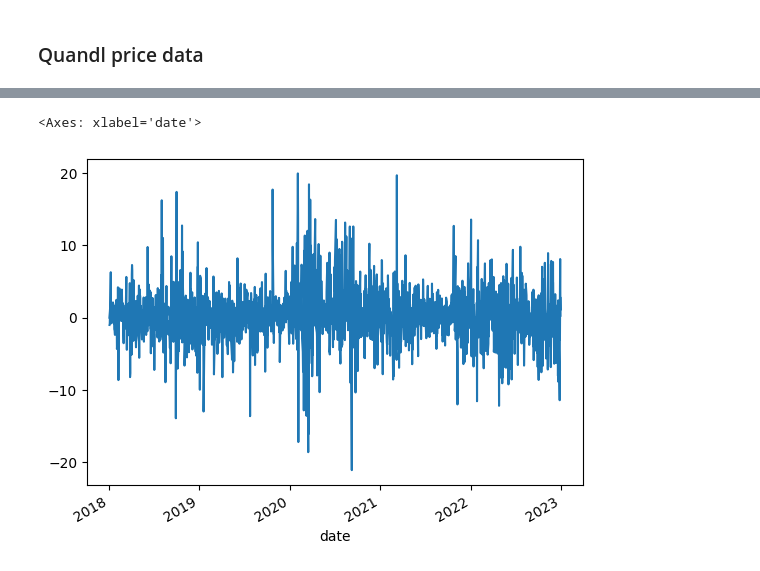
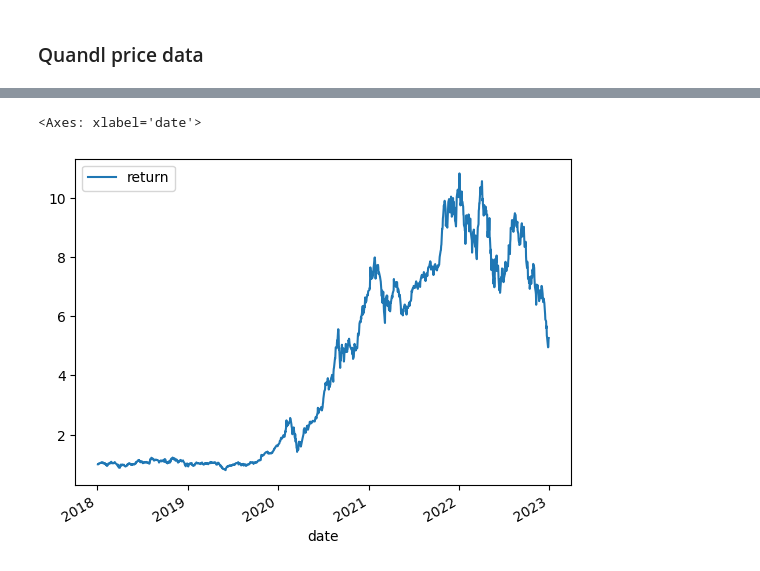
Before and after one commit to mohitbgupta-tcw/quantkit, a Jupyter notebook: notebooks/greg/scratch.ipynb, the cells around one changed output, grey strips where cells are left out. Saved outputs shown, nothing was run; the diff lists cells and outputs as text; code cells hidden in the pictures.

Commit message:
Quandl returns.

```diff
--- a/notebooks/greg/scratch.ipynb
+++ b/notebooks/greg/scratch.ipynb
@@ -134,2 +128,0 @@ Name: 1D, Length: 2517, dtype: float64
-# %%
-df.set_index('date').iloc[1:]['1D']
@@ -150,2 +128,0 @@ Name: 1D, Length: 2517, dtype: float64
-# %%
-df.set_index('date').iloc[1:]['1D'].isnull().values.any()
@@ -159,0 +129,3 @@ dtype: int64
+# %%
+df = df.pivot(index='date', columns='ticker', values='1D')
+df.head()
@@ -159,0 +140,6 @@ dtype: int64
+# %%
+df = df[1:]
+df = (df * wts).sum(axis=1)
+df = df.to_frame()
+df.rename(columns={0: 'return'}, inplace=True)
+df.head()
@@ -160,5 +159,5 @@ dtype: int64
 # %%
-(df.set_index('date').iloc[1:]['1D']).plot()
+(df+1).cumprod(skipna=True).plot()
 # %% [output]
 <Axes: xlabel='date'>
-[figure, old version]
+[figure, new version]
```
Also changed, not shown: parts of 16 cells of this notebook.
